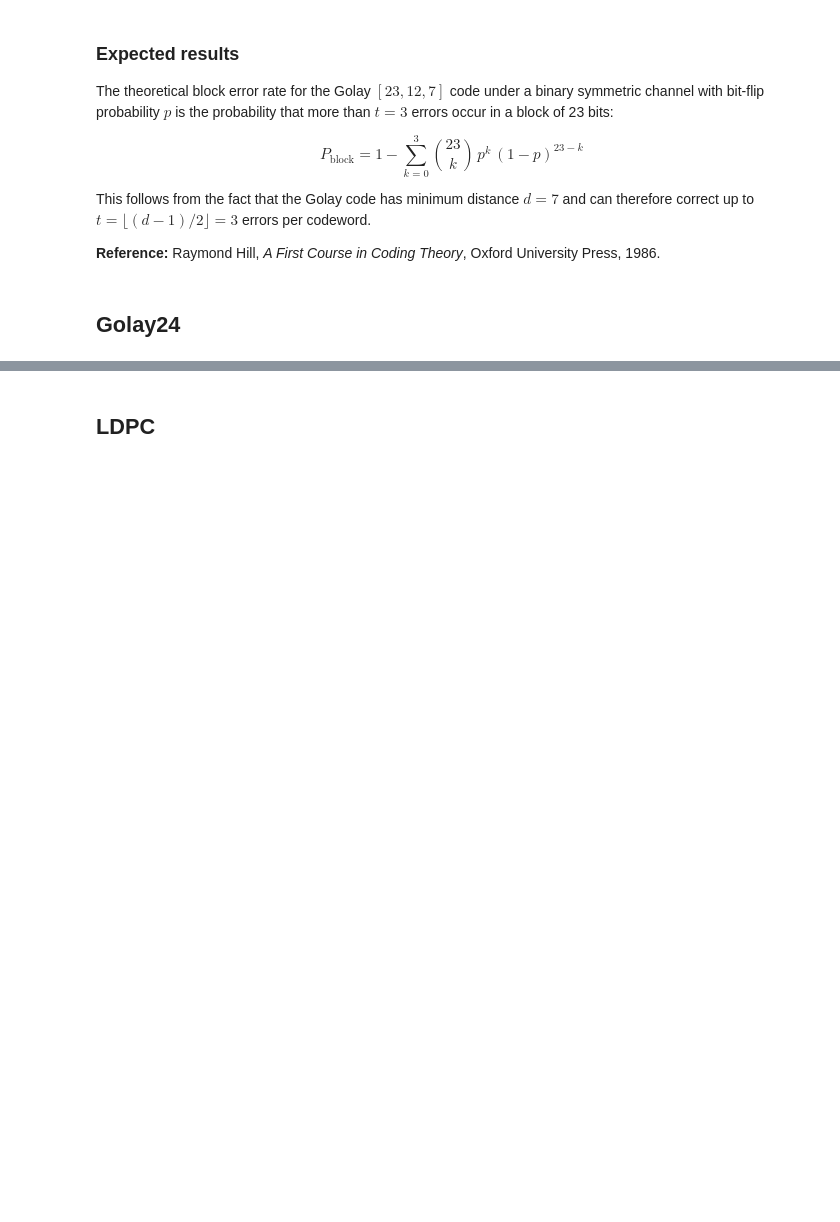
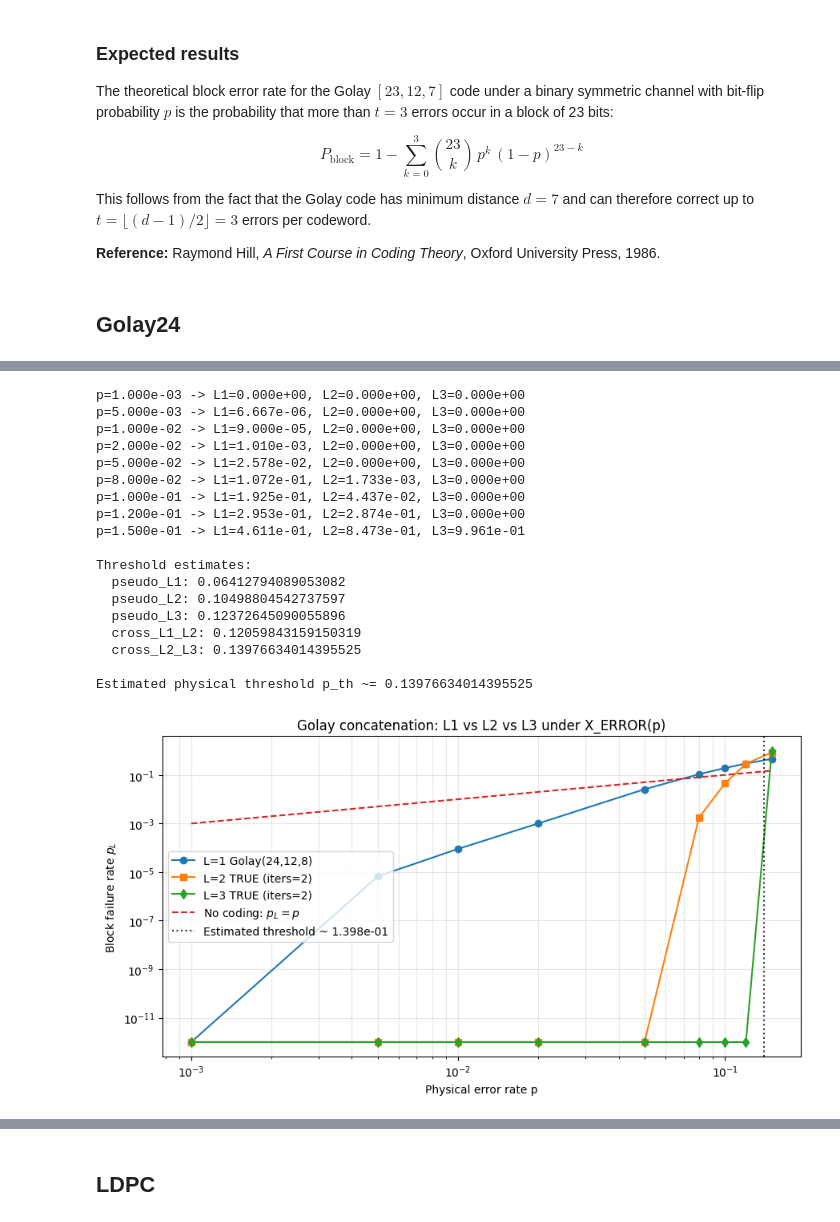
Before and after one commit to DanieleSalvi2810/QPFL_Hackathon_2026_Alice_and_Bob_Quantum_Icing, a Jupyter notebook: team-quantum_icing/1-challenge.ipynb, the cells around one changed output, grey strips where cells are left out. Cells and saved outputs as stored; diff of their text form; code cells hidden in the pictures; blank space fills up the shorter version.

Commit message:
added final plots

```diff
--- a/team-quantum_icing/1-challenge.ipynb
+++ b/team-quantum_icing/1-challenge.ipynb
@@ -1394,9 +1462,10 @@ import matplotlib.pyplot as plt
 shots_L1_eval = 300_000
 shots_L2_eval = 150_000
 shots_L3_eval = 15_000          # keep modest for notebook runtime
-iters_L2 = num_iters
+iters_L2 = 2
 iters_L3 = 2
 batch_size_l3 = 128
+batch_size = 5_000
 
 # ----------------------------
 # Run L1 / L2 / L3
@@ -1441,33 +1510,53 @@ if p_th is None:
     p_th = th["cross_L1_L2"]
 if p_th is None:
     p_th = th["pseudo_L3"]
 if p_th is None:
     p_th = th["pseudo_L2"]
 if p_th is None:
     p_th = th["pseudo_L1"]
 
 print()
 print(f"Estimated physical threshold p_th ~= {p_th}")
 
 # ----------------------------
 # Plot
 # ----------------------------
 plt.figure(figsize=(9, 5))
 plt.loglog(p_values, np.maximum(pL1, eps), "o-", label="L=1 Golay(24,12,8)")
 plt.loglog(p_values, np.maximum(pL2, eps), "s-", label=f"L=2 TRUE (iters={iters_L2})")
 plt.loglog(p_values, np.maximum(pL3, eps), "d-", label=f"L=3 TRUE (iters={iters_L3})")
 plt.loglog(p_values, p_values, "--", label="No coding: $p_L=p$")
 
 if p_th is not None:
     plt.axvline(p_th, color="k", linestyle=":", alpha=0.8, label=f"Estimated threshold ~ {p_th:.3e}")
 
 plt.xlabel("Physical error rate p")
 plt.ylabel("Block failure rate $p_L$")
 plt.title("Golay concatenation: L1 vs L2 vs L3 under X_ERROR(p)")
 plt.grid(True, which="both", alpha=0.3)
 plt.legend()
 plt.tight_layout()
 plt.show()
+# %% [output]
+p=1.000e-03 -> L1=0.000e+00, L2=0.000e+00, L3=0.000e+00
+p=5.000e-03 -> L1=6.667e-06, L2=0.000e+00, L3=0.000e+00
+p=1.000e-02 -> L1=9.000e-05, L2=0.000e+00, L3=0.000e+00
+p=2.000e-02 -> L1=1.010e-03, L2=0.000e+00, L3=0.000e+00
+p=5.000e-02 -> L1=2.578e-02, L2=0.000e+00, L3=0.000e+00
+p=8.000e-02 -> L1=1.072e-01, L2=1.733e-03, L3=0.000e+00
+p=1.000e-01 -> L1=1.925e-01, L2=4.437e-02, L3=0.000e+00
+p=1.200e-01 -> L1=2.953e-01, L2=2.874e-01, L3=0.000e+00
+p=1.500e-01 -> L1=4.611e-01, L2=8.473e-01, L3=9.961e-01
+
+Threshold estimates:
+  pseudo_L1: 0.06412794089053082
+  pseudo_L2: 0.10498804542737597
+  pseudo_L3: 0.12372645090055896
+  cross_L1_L2: 0.12059843159150319
+  cross_L2_L3: 0.13976634014395525
+
+Estimated physical threshold p_th ~= 0.13976634014395525
+[figure, added]
 # %%
 # Golay (fixed) vs Repetition: two parameter-matching comparisons
 # Assumption: fixed Golay is extended binary Golay [24,12,8]
```
Also changed, not shown: parts of 26 cells of this notebook, 1 other file.
